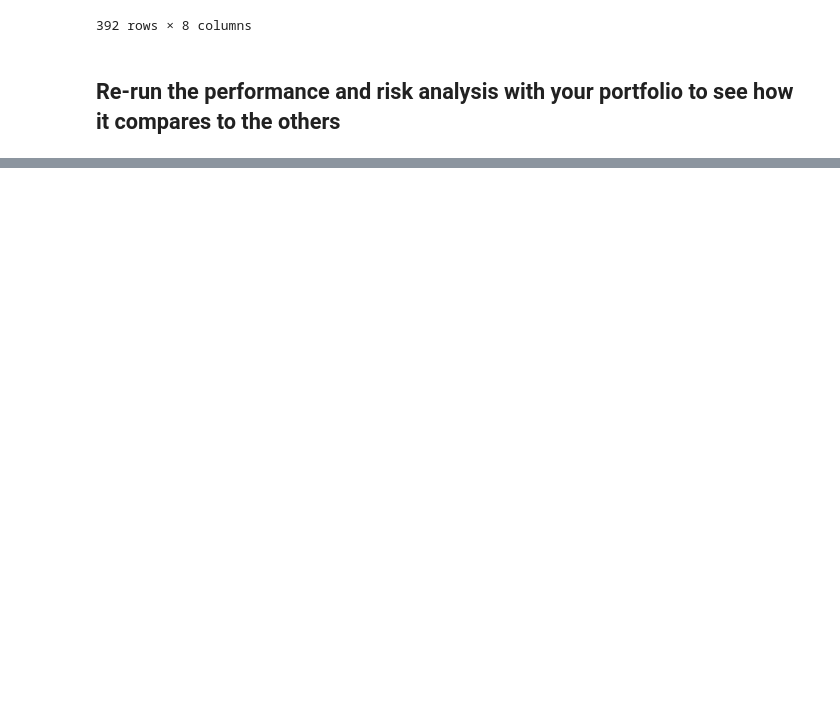
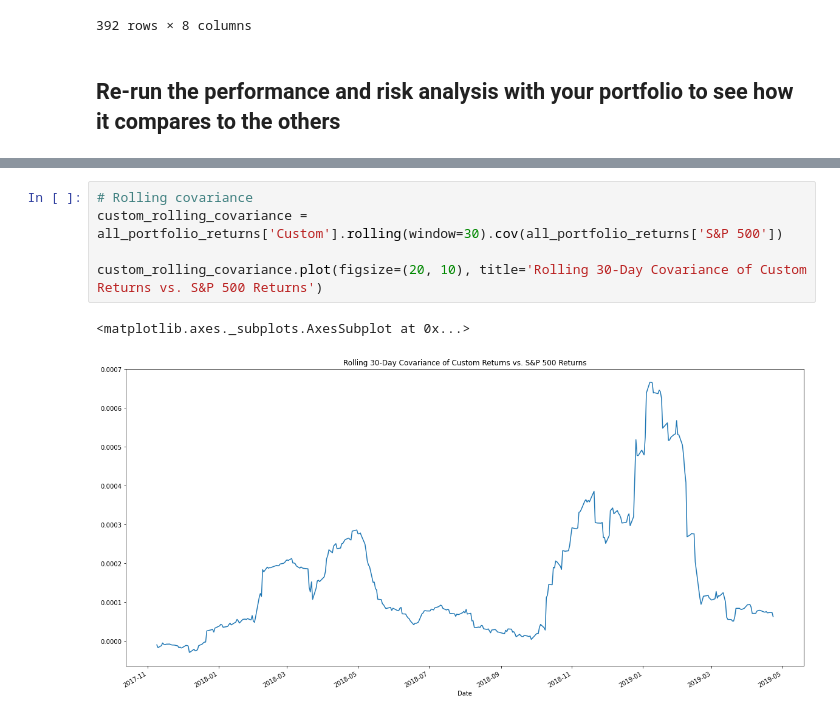
Before and after one commit to dbogatic/jupyter-homework, a Jupyter notebook: whale_analysis.ipynb, the cells around one changed output, grey strips where cells are left out. Saved outputs shown, nothing was run; the diff lists cells and outputs as text; blank space fills up the shorter version.

```diff
--- a/whale_analysis.ipynb
+++ b/whale_analysis.ipynb
@@ -622,0 +702,8 @@ all_portfolio_returns.dropna()
+# %%
+# Rolling covariance
+custom_rolling_covariance = all_portfolio_returns['Custom'].rolling(window=30).cov(all_portfolio_returns['S&P 500'])
+
+custom_rolling_covariance.plot(figsize=(20, 10), title='Rolling 30-Day Covariance of Custom Returns vs. S&P 500 Returns')
+# %% [output]
+<matplotlib.axes._subplots.AxesSubplot at 0x...>
+[figure, added]
```
Also changed, not shown: parts of 15 cells of this notebook.
